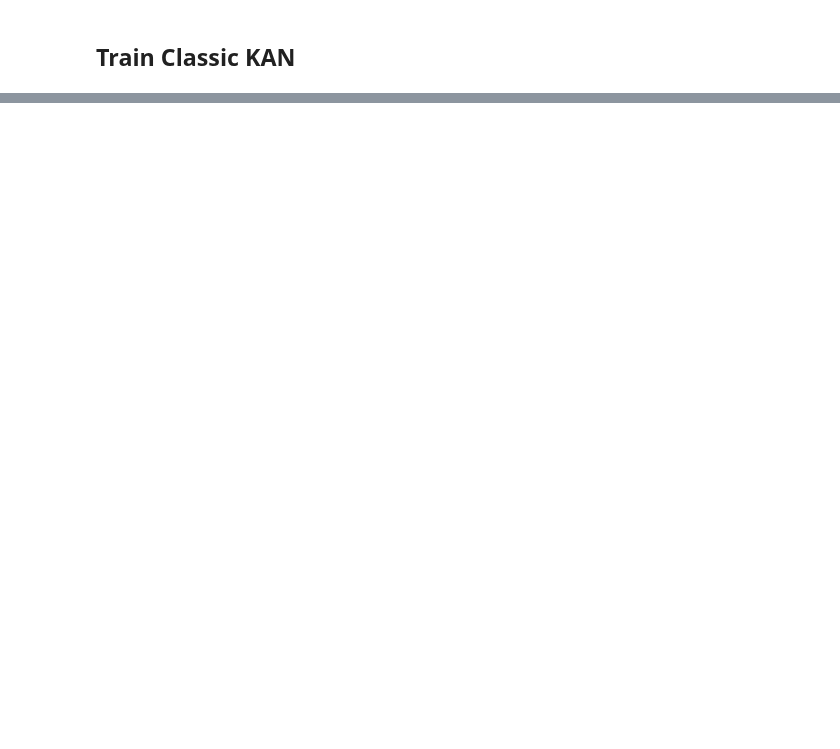
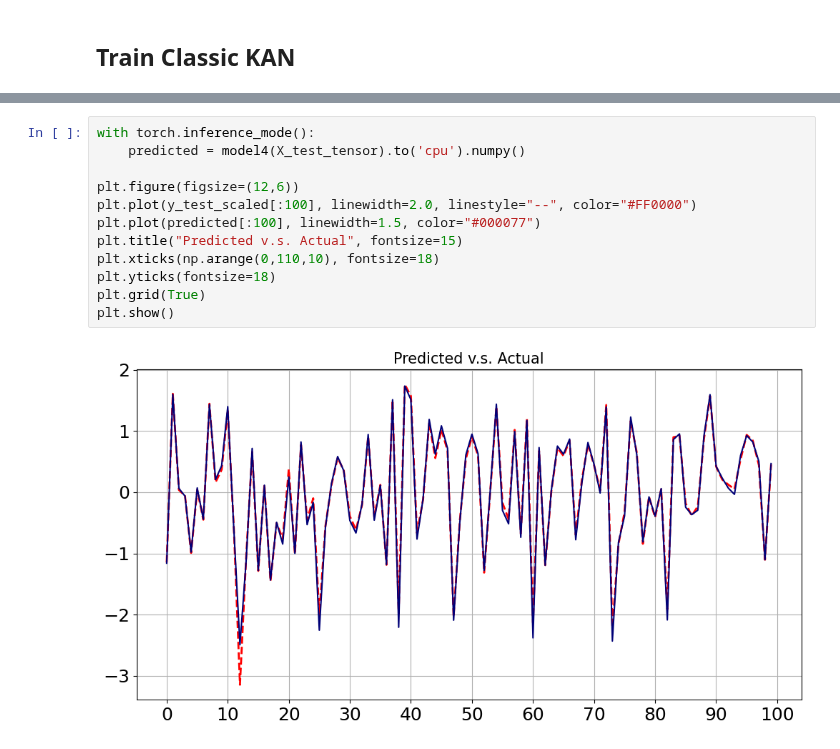
Before and after one commit to Ariestootl/machine_learning, a Jupyter notebook: Movie_Prediction/model.ipynb, the cells around one changed output, grey strips where cells are left out. Drawn from its saved outputs; the diff is of its cells as text; blank space fills up the shorter version.

```diff
--- a/Movie_Prediction/model.ipynb
+++ b/Movie_Prediction/model.ipynb
@@ -1543,0 +1552,14 @@ Total Runtime:  0.83
+# %%
+with torch.inference_mode():
+    predicted = model4(X_test_tensor).to('cpu').numpy()
+
+plt.figure(figsize=(12,6))
+plt.plot(y_test_scaled[:100], linewidth=2.0, linestyle="--", color="#FF0000")
+plt.plot(predicted[:100], linewidth=1.5, color="#000077")
+plt.title("Predicted v.s. Actual", fontsize=15)
+plt.xticks(np.arange(0,110,10), fontsize=18)
+plt.yticks(fontsize=18)
+plt.grid(True)
+plt.show()
+# %% [output]
+[figure, added]
```
Also changed, not shown: parts of 10 cells of this notebook.
